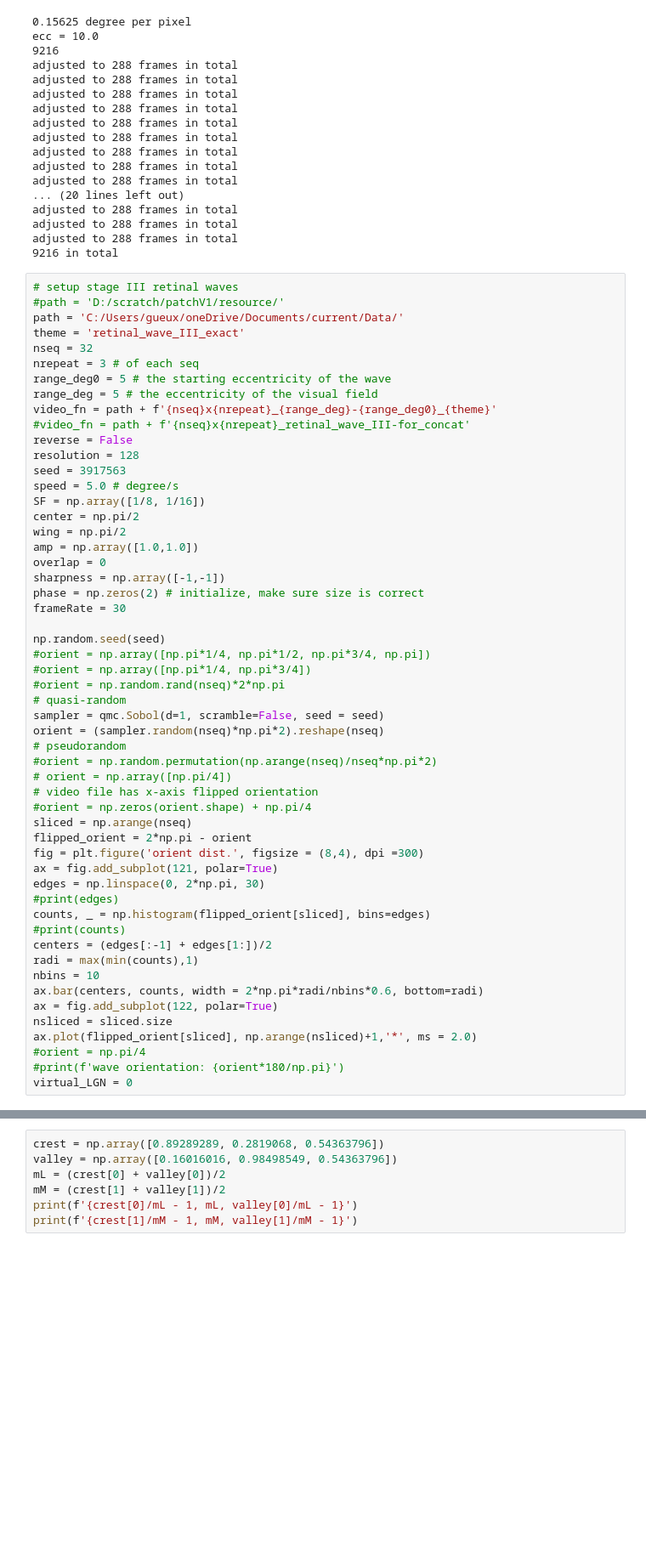
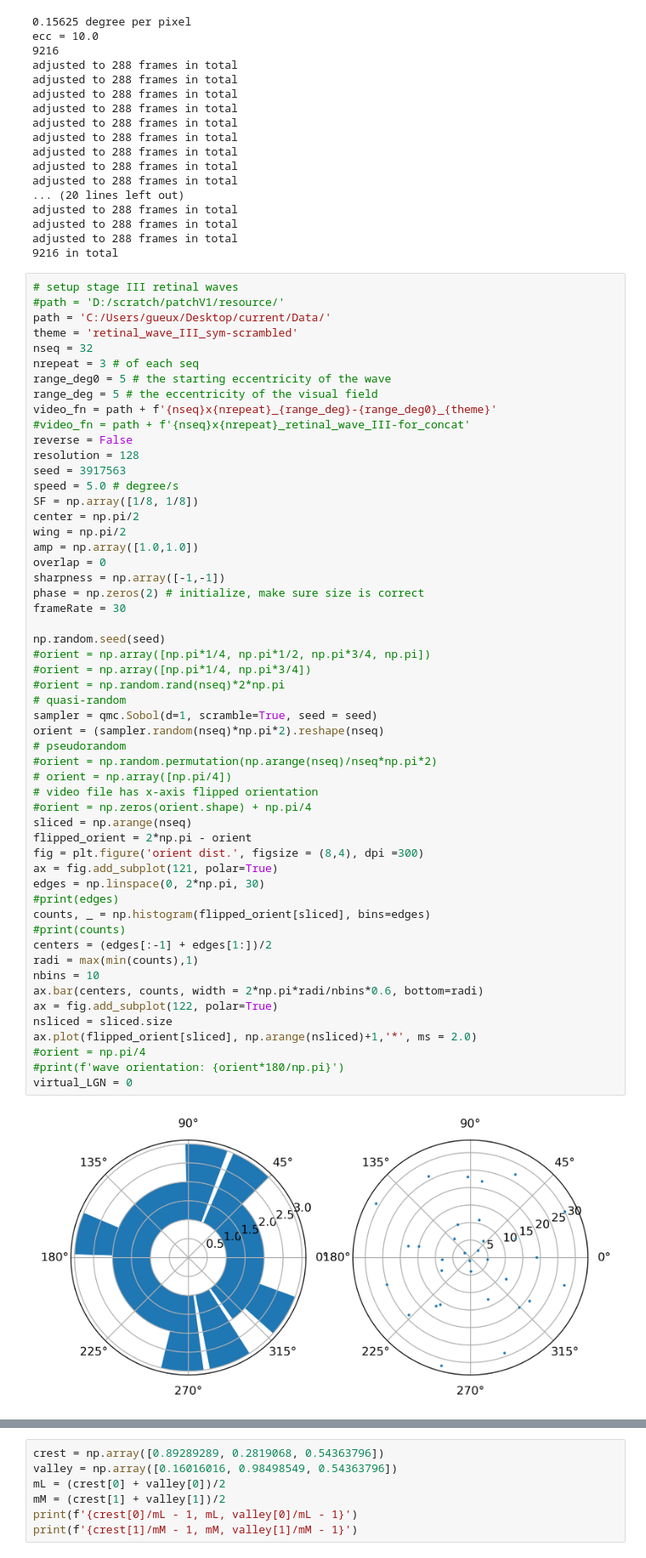
Before and after one commit to g13/patchV1, a Jupyter notebook: ext_input.ipynb, the cells around one changed output, grey strips where cells are left out. Shown at 85% size. Saved outputs shown, nothing was run; the diff lists cells and outputs as text; blank space fills up the shorter version.

```diff
--- a/ext_input.ipynb
+++ b/ext_input.ipynb
@@ -248,8 +243,8 @@ adjusted to 288 frames in total
 # %%
 # setup stage III retinal waves
 #path = 'D:/scratch/patchV1/resource/'
-path = 'C:/Users/gueux/oneDrive/Documents/current/Data/'
-theme = 'retinal_wave_III_exact'
+path = 'C:/Users/gueux/Desktop/current/Data/'
+theme = 'retinal_wave_III_sym-scrambled'
 nseq = 32
 nrepeat = 3 # of each seq
 range_deg0 = 5 # the starting eccentricity of the wave
@@ -260,7 +255,7 @@ reverse = False
 resolution = 128
 seed = 3917563
 speed = 5.0 # degree/s
-SF = np.array([1/8, 1/16])
+SF = np.array([1/8, 1/8])
 center = np.pi/2
 wing = np.pi/2
 amp = np.array([1.0,1.0])
@@ -271,34 +266,36 @@ frameRate = 30
 
 np.random.seed(seed)
 #orient = np.array([np.pi*1/4, np.pi*1/2, np.pi*3/4, np.pi])
 #orient = np.array([np.pi*1/4, np.pi*3/4])
 #orient = np.random.rand(nseq)*2*np.pi
 # quasi-random
-sampler = qmc.Sobol(d=1, scramble=False, seed = seed)
+sampler = qmc.Sobol(d=1, scramble=True, seed = seed)
 orient = (sampler.random(nseq)*np.pi*2).reshape(nseq)
 # pseudorandom
 #orient = np.random.permutation(np.arange(nseq)/nseq*np.pi*2)
 # orient = np.array([np.pi/4])
 # video file has x-axis flipped orientation
 #orient = np.zeros(orient.shape) + np.pi/4
 sliced = np.arange(nseq)
 flipped_orient = 2*np.pi - orient
 fig = plt.figure('orient dist.', figsize = (8,4), dpi =300)
 ax = fig.add_subplot(121, polar=True)
 edges = np.linspace(0, 2*np.pi, 30)
 #print(edges)
 counts, _ = np.histogram(flipped_orient[sliced], bins=edges)
 #print(counts)
 centers = (edges[:-1] + edges[1:])/2
 radi = max(min(counts),1)
 nbins = 10
 ax.bar(centers, counts, width = 2*np.pi*radi/nbins*0.6, bottom=radi)
 ax = fig.add_subplot(122, polar=True)
 nsliced = sliced.size
 ax.plot(flipped_orient[sliced], np.arange(nsliced)+1,'*', ms = 2.0)
 #orient = np.pi/4
 #print(f'wave orientation: {orient*180/np.pi}')
 virtual_LGN = 0
+# %% [output]
+[figure, added]
 # %%
 print(orient*180/np.pi)
 print(flipped_orient*180/np.pi)
```
Also changed, not shown: parts of 6 cells of this notebook, 2 other files.
